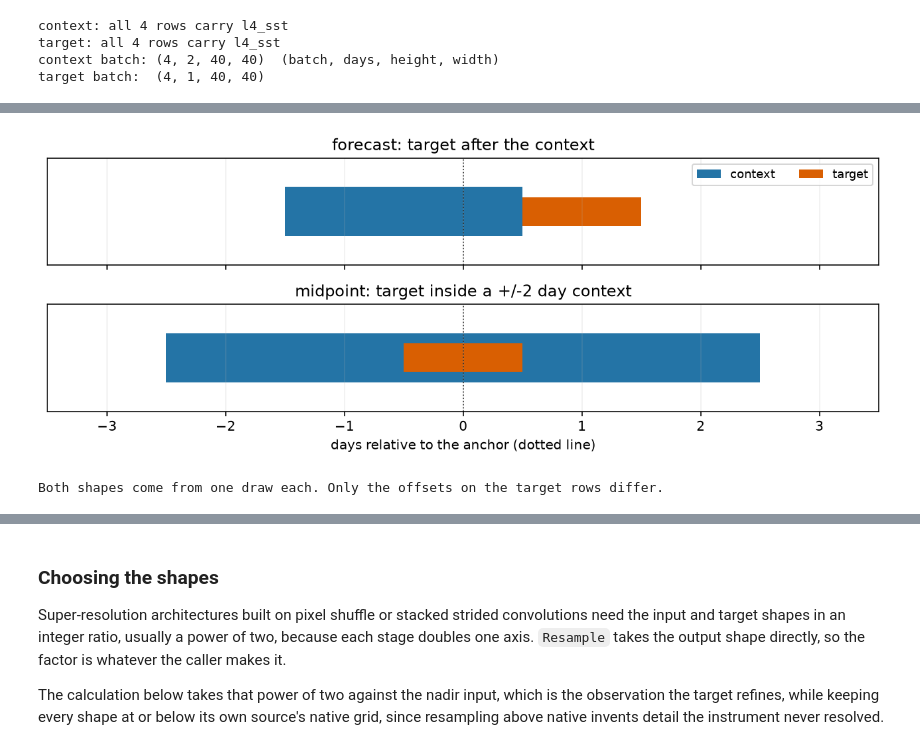
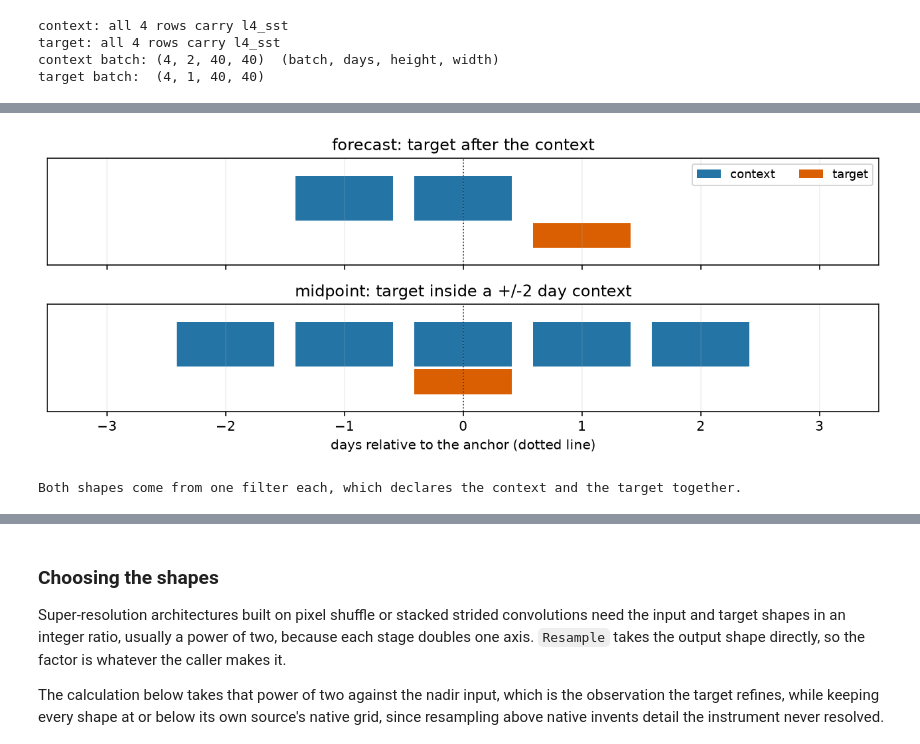
Before and after one commit to nilsleh/oceanTACO, a Jupyter notebook: docs/tutorials/spatio_temporal_query_generation.ipynb, the cells around one changed output, grey strips where cells are left out. Cells and saved outputs as stored; diff of their text form; code cells hidden in the pictures.

```diff
--- a/docs/tutorials/spatio_temporal_query_generation.ipynb
+++ b/docs/tutorials/spatio_temporal_query_generation.ipynb
@@ -374,21 +363,22 @@ def one_batch(dataset, batch_size=BATCH_SIZE, collate=collate_ocean_samples):
                         collate_fn=collate, worker_init_fn=seed_ocean_taco_worker)
     return next(iter(loader))
 
-def require_complete(batch, tokens, label):
+def require_complete(batch, tokens, label, availability=None):
     # A hole in a use-case figure means the draw was wrong, not that the figure
     # should apologise for it. Fail here rather than publish an empty panel.
+    availability = batch["availability"] if availability is None else availability
     for token in tokens:
-        available = batch["availability"][token]
+        available = availability[token]
         if not all(available):
             raise AssertionError(f"{label}: {token} missing in {available.count(False)} rows")
-    print(f"{label}: all {len(batch['availability'][tokens[0]])} rows carry {', '.join(tokens)}")
+    print(f"{label}: all {len(availability[tokens[0]])} rows carry {', '.join(tokens)}")
 
-context_batch = one_batch(context_set)
-target_batch = one_batch(target_set)
-require_complete(context_batch, ["l4_sst"], "context")
-require_complete(target_batch, ["l4_sst"], "target")
-print(f"context batch: {tuple(context_batch['l4_sst']['data'].shape)}  (batch, days, height, width)")
-print(f"target batch:  {tuple(target_batch['l4_sst']['data'].shape)}")
+forecast_batch = one_batch(forecast_set)
+require_complete(forecast_batch, ["l4_sst"], "context")
+require_complete(forecast_batch, ["l4_sst"], "target",
+                 availability=forecast_batch["availability"]["target"])
+print(f"context batch: {tuple(forecast_batch['l4_sst']['data'].shape)}  (batch, days, height, width)")
+print(f"target batch:  {tuple(forecast_batch['target']['l4_sst']['data'].shape)}")
 # %% [output]
 context: all 4 rows carry l4_sst
 target: all 4 rows carry l4_sst
@@ -491,20 +508,25 @@ The target sits at the centre of the context span, with equal numbers of days on
 # %%
 fig, axes = plt.subplots(2, 1, figsize=(9, 3.6), sharex=True)
 layouts = (("forecast: target after the context", (-1, 0), (lead, lead)),
            (f"midpoint: target inside a +/-{HALF_WINDOW} day context", (-HALF_WINDOW, HALF_WINDOW), (0, 0)))
 for axis, (title, context_span, target_span) in zip(axes, layouts):
-    axis.barh(0, context_span[1] - context_span[0] + 1, left=context_span[0] - .5,
-              height=.55, color="#2474a6", label="context")
-    axis.barh(0, target_span[1] - target_span[0] + 1, left=target_span[0] - .5,
-              height=.32, color="#d95f02", label="target")
+    for offset in range(context_span[0], context_span[1] + 1):
+        axis.barh(0, .82, left=offset - .41, height=.5, color="#2474a6",
+                  label="context" if offset == context_span[0] else None)
+    for offset in range(target_span[0], target_span[1] + 1):
+        # The target is drawn as its own day below the context row. Overlaying
+        # it on the context bar would read as the target being an input.
+        axis.barh(-.42, .82, left=offset - .41, height=.28, color="#d95f02",
+                  label="target" if offset == target_span[0] else None)
     axis.axvline(0, color="#333333", linewidth=.9, linestyle=":")
-    axis.set(title=title, yticks=[], xlim=(-3.5, 3.5), ylim=(-.6, .6))
+    axis.set(title=title, yticks=[], xlim=(-3.5, 3.5), ylim=(-.75, .45))
+    axis.set_xticks(range(-3, 4))
     axis.grid(axis="x", alpha=.2)
 axes[0].legend(loc="upper right", ncol=2, fontsize=9)
 axes[1].set_xlabel("days relative to the anchor (dotted line)")
 fig.tight_layout()
 display_figure(fig)
-print("Both shapes come from one draw each. Only the offsets on the target rows differ.")
+print("Both shapes come from one filter each, which declares the context and the target together.")
 # %% [output]
-[figure, old version]
+[figure, new version]
-Both shapes come from one draw each. Only the offsets on the target rows differ.
+Both shapes come from one filter each, which declares the context and the target together.
```
Also changed, not shown: parts of 32 cells of this notebook, 1 other file.
